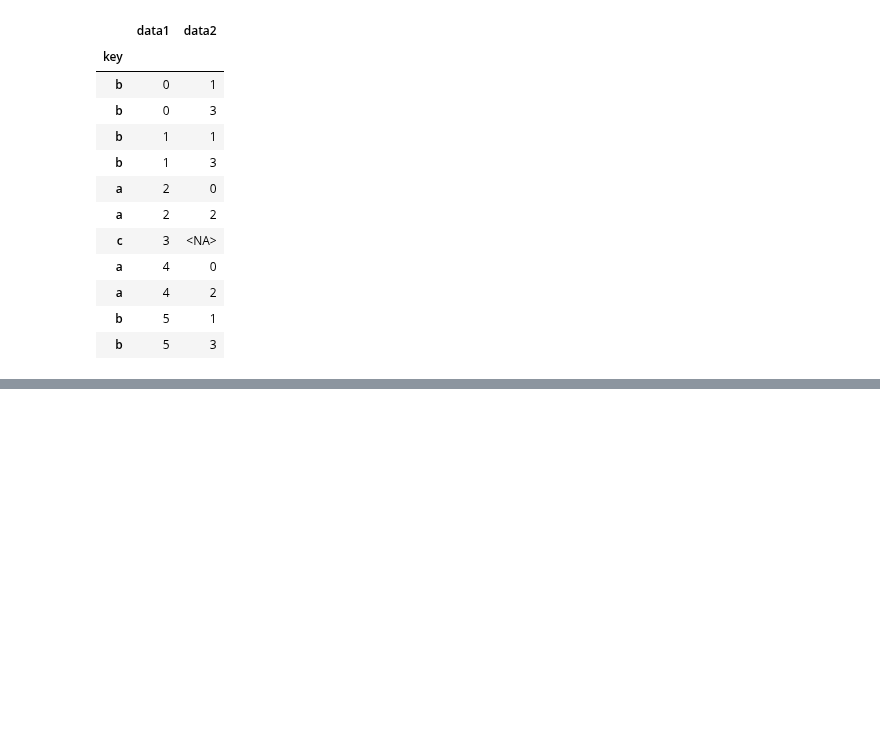
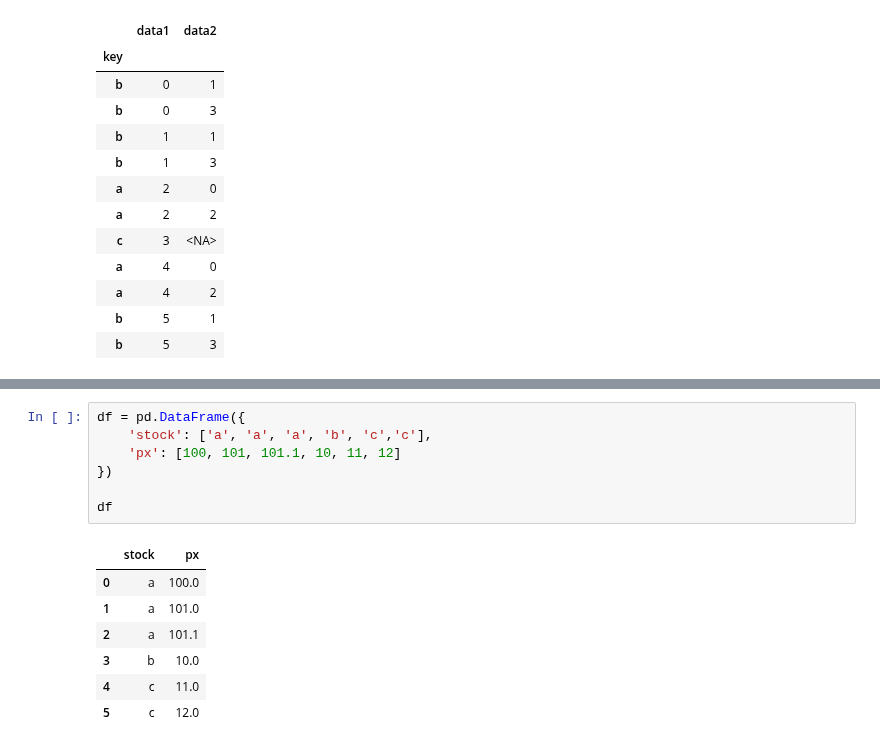
Before and after one commit to UtsavParashar/PythonProblems, a Jupyter notebook: Pandas/test_pandas.ipynb, the cells around one changed output, grey strips where cells are left out. Drawn from its saved outputs; the diff is of its cells as text; blank space fills up the shorter version.

```diff
--- a/Pandas/test_pandas.ipynb
+++ b/Pandas/test_pandas.ipynb
@@ -397,0 +407,15 @@ class Solution:
+# %%
+df = pd.DataFrame({
+    'stock': ['a', 'a', 'a', 'b', 'c','c'],
+    'px': [100, 101, 101.1, 10, 11, 12]
+})
+
+df
+# %% [output]
+|  | stock | px |
+| 0 | a | 100.0 |
+| 1 | a | 101.0 |
+| 2 | a | 101.1 |
+| 3 | b | 10.0 |
+| 4 | c | 11.0 |
+| 5 | c | 12.0 |
```
Also changed, not shown: parts of 24 cells of this notebook.
